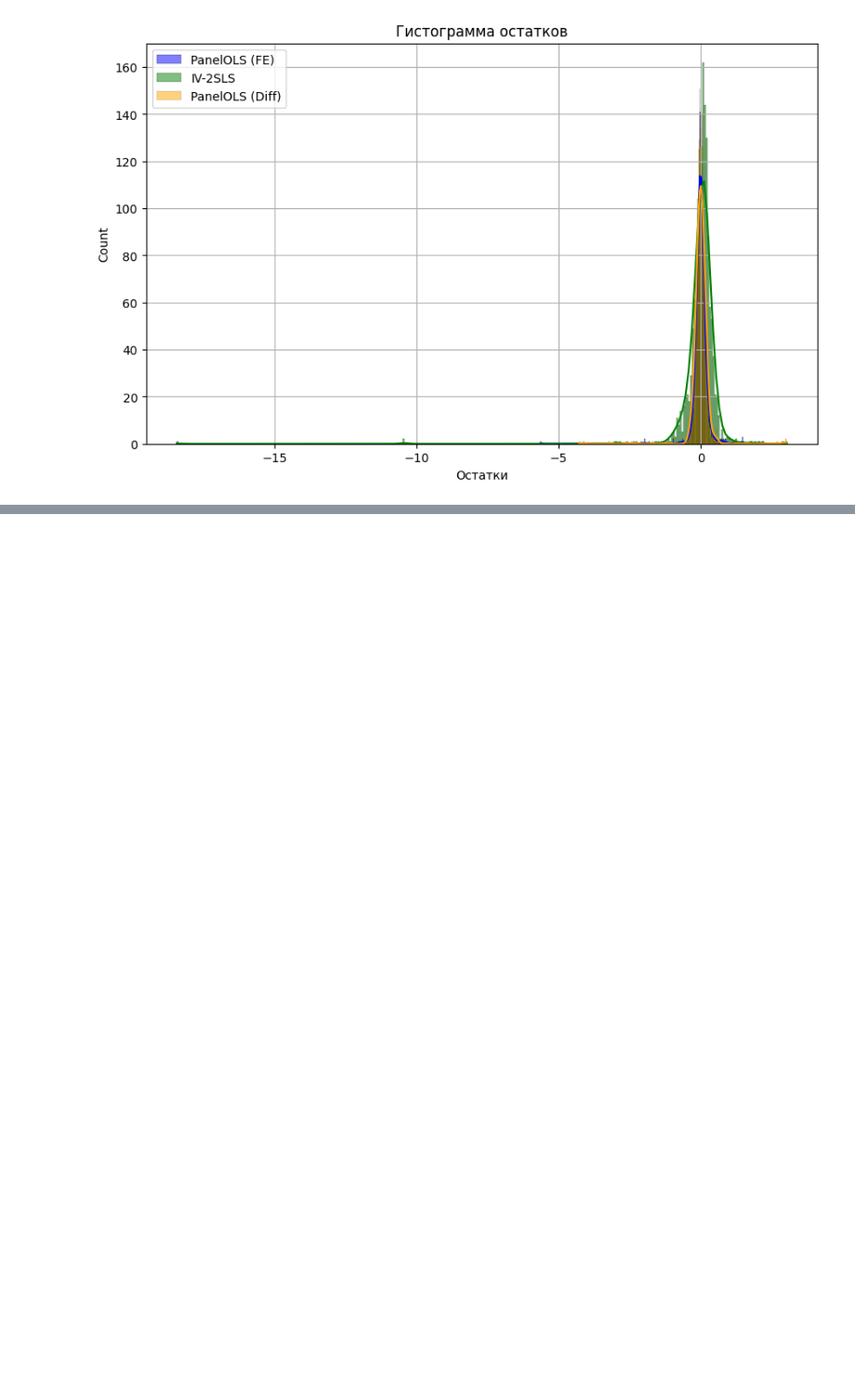
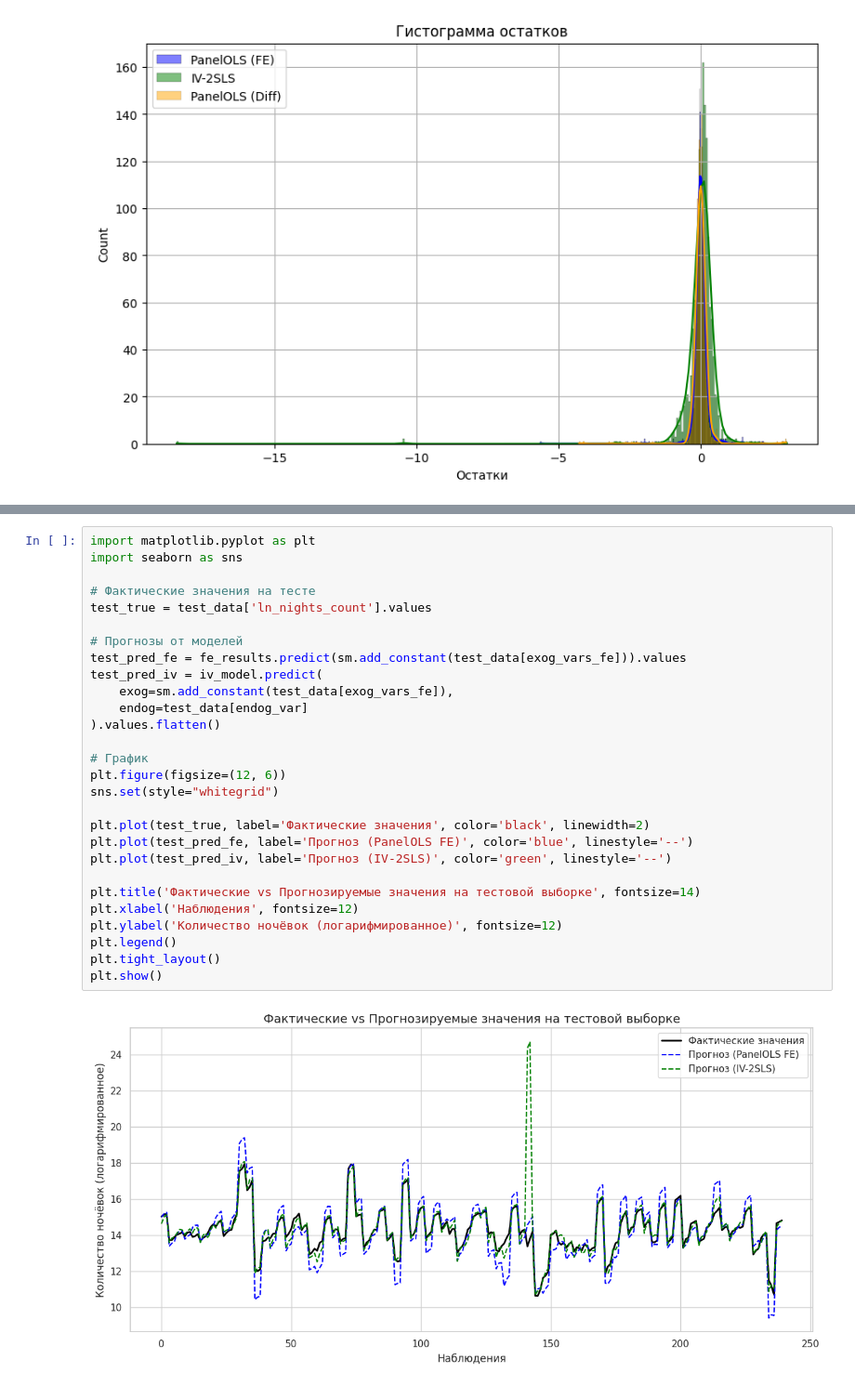
Before and after one commit to JannaBabicheva/Tour-region-econometrics, a Jupyter notebook: Tourism_Econometric_Analysis_Babicheva_Zhanna.ipynb, the cells around one changed output, grey strips where cells are left out. Shown at 93% size. Saved outputs shown, nothing was run; the diff lists cells and outputs as text; blank space fills up the shorter version.

```diff
--- a/Tourism_Econometric_Analysis_Babicheva_Zhanna.ipynb
+++ b/Tourism_Econometric_Analysis_Babicheva_Zhanna.ipynb
@@ -762,3 +827,33 @@ for var, coeff in iv_model.params.items():
 - Рост ВВП на душу населения на 1% → увеличение числа ночёвок на 37.24%
 - Рост населения на 1% → увеличение числа ночёвок на 27.61%
 - Рост цены на 1% → падение числа ночёвок на 54.93%
+# %%
+import matplotlib.pyplot as plt
+import seaborn as sns
+
+# Фактические значения на тесте
+test_true = test_data['ln_nights_count'].values
+
+# Прогнозы от моделей
+test_pred_fe = fe_results.predict(sm.add_constant(test_data[exog_vars_fe])).values
+test_pred_iv = iv_model.predict(
+    exog=sm.add_constant(test_data[exog_vars_fe]),
+    endog=test_data[endog_var]
+).values.flatten()
+
+# График
+plt.figure(figsize=(12, 6))
+sns.set(style="whitegrid")
+
+plt.plot(test_true, label='Фактические значения', color='black', linewidth=2)
+plt.plot(test_pred_fe, label='Прогноз (PanelOLS FE)', color='blue', linestyle='--')
+plt.plot(test_pred_iv, label='Прогноз (IV-2SLS)', color='green', linestyle='--')
+
+plt.title('Фактические vs Прогнозируемые значения на тестовой выборке', fontsize=14)
+plt.xlabel('Наблюдения', fontsize=12)
+plt.ylabel('Количество ночёвок (логарифмированное)', fontsize=12)
+plt.legend()
+plt.tight_layout()
+plt.show()
+# %% [output]
+[figure, added]
```
Also changed, not shown: parts of 17 cells of this notebook.
